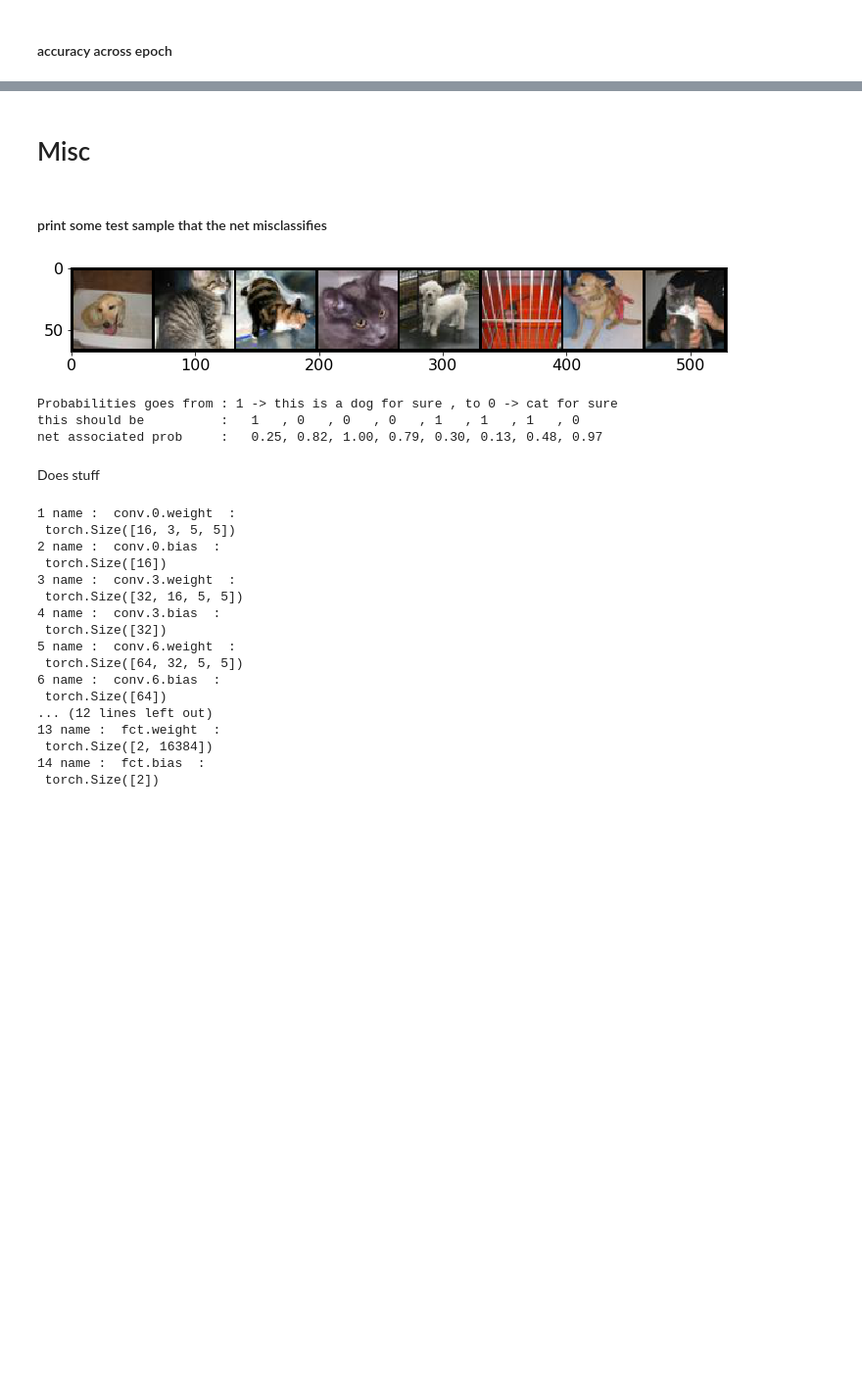
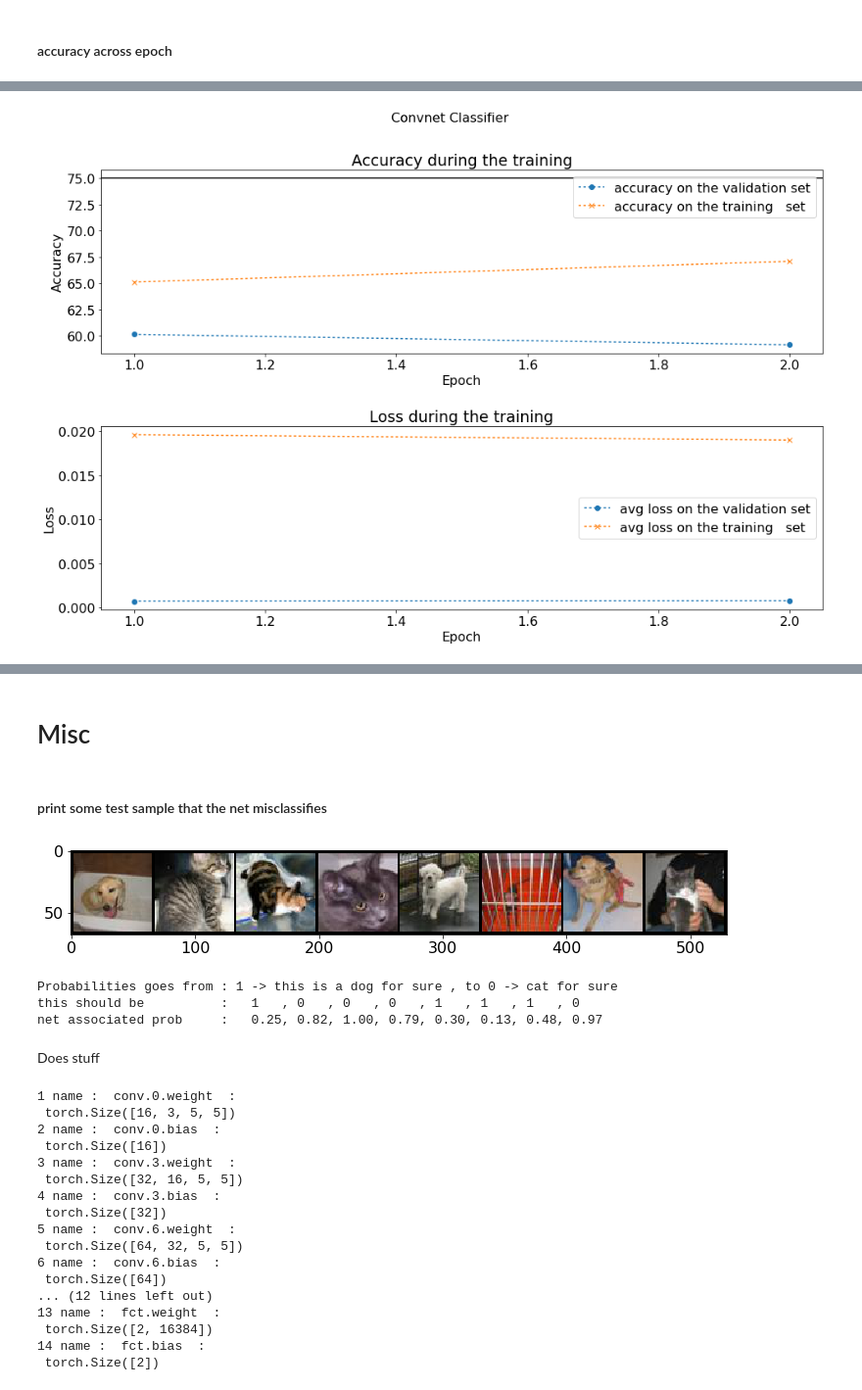
Before and after one commit to HugoCote/Assignment-1-Part-3, a Jupyter notebook: dev1num3.ipynb, the cells around one changed output, grey strips where cells are left out. Shown at 98% size. Cells and saved outputs as stored; diff of their text form; code cells hidden in the pictures; blank space fills up the shorter version.

```diff
--- a/dev1num3.ipynb
+++ b/dev1num3.ipynb
@@ -219,10 +221,8 @@ class Classifier(nn.Module):
 
     def forward(self, x):
         x = self.conv(x)
-        x = x.view(-1, 4*4*128)
-        x = torch.sigmoid(self.fct(x))
-        # x = self.fct(x)
-        # x = F.softmax(self.fct(x),dim=-1)
+        x = x.view(x.size()[0], -1)
+        x = self.fct(x)
         return x
 # %%
 class Classifier1(nn.Module):
@@ -832,7 +832,7 @@ import torchvision.models # for vgg16
 list_of_models = [
     torchvision.models.vgg16( pretrained=False, num_classes=2, init_weights=False ),
     MLP(620,620),
-    Classifier(9),
+    Classifier(3),
     Classifier5(),
     Classifier5b()
 ]
@@ -1045,7 +1068,7 @@ def glorot_init ( layer ) :
         init.xavier_uniform_( layer.weight , gain=1 )
         layer.bias.data.fill_(0.0)
 # %%
-net1 = Classifier5()
+net1 = Classifier()
 net1.apply( glorot_init )
 _ = net1.to(device)
 # %%
@@ -1055,10 +1078,10 @@ lr = 0.0005
 optimizer = optim.SGD(net1.parameters(), lr=lr, momentum=0.0, weight_decay=0)
 nb_epoch  = 2
 
-train_batch_size = 1*32
+train_batch_size = 1 *32
 valid_batch_size = 16*64
-train_loader = DataLoader(train_dataset_augm, batch_size=batch_size,sampler=train_sampler, num_workers=num_workers)
-valid_loader = DataLoader(train_dataset_norm, batch_size=batch_size,sampler=valid_sampler, num_workers=num_workers)
+train_loader = DataLoader(train_dataset_augm, batch_size=train_batch_size,sampler=train_sampler, num_workers=0)
+valid_loader = DataLoader(train_dataset_norm, batch_size=valid_batch_size,sampler=valid_sampler, num_workers=0)
 net1_state_dict_list = list()        # we save (all) the intermediate state of the model during the learning phase
 
 # accuracy and average loss across epoch, 0 (resp. 1) correspond to the training (reps. validation)
@@ -1516,0 +1147,7 @@ plt.show()
+# %%
+want_log     = False
+path_to_save = "./output/"
+filename     = datetime.datetime.now().strftime("%Y%B%d_%p%IH%MM")
+plot_1d_acc_and_loss(net1, accuracy1, avg_loss1, path_to_save, filename, net1.__doc__, want_log = want_log )
+# %% [output]
+[figure, added]
```
Also changed, not shown: parts of 67 cells of this notebook, 2 other files.
